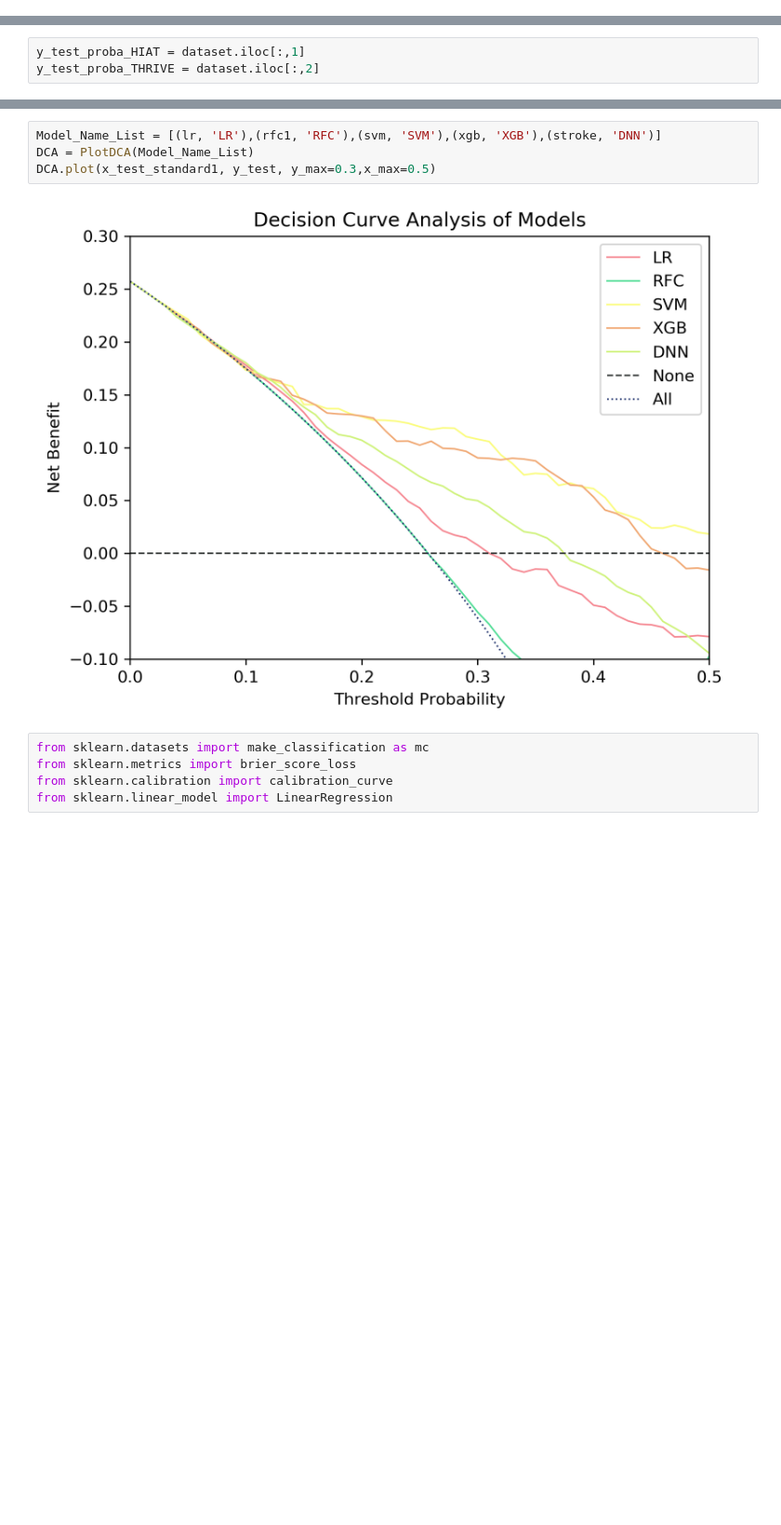
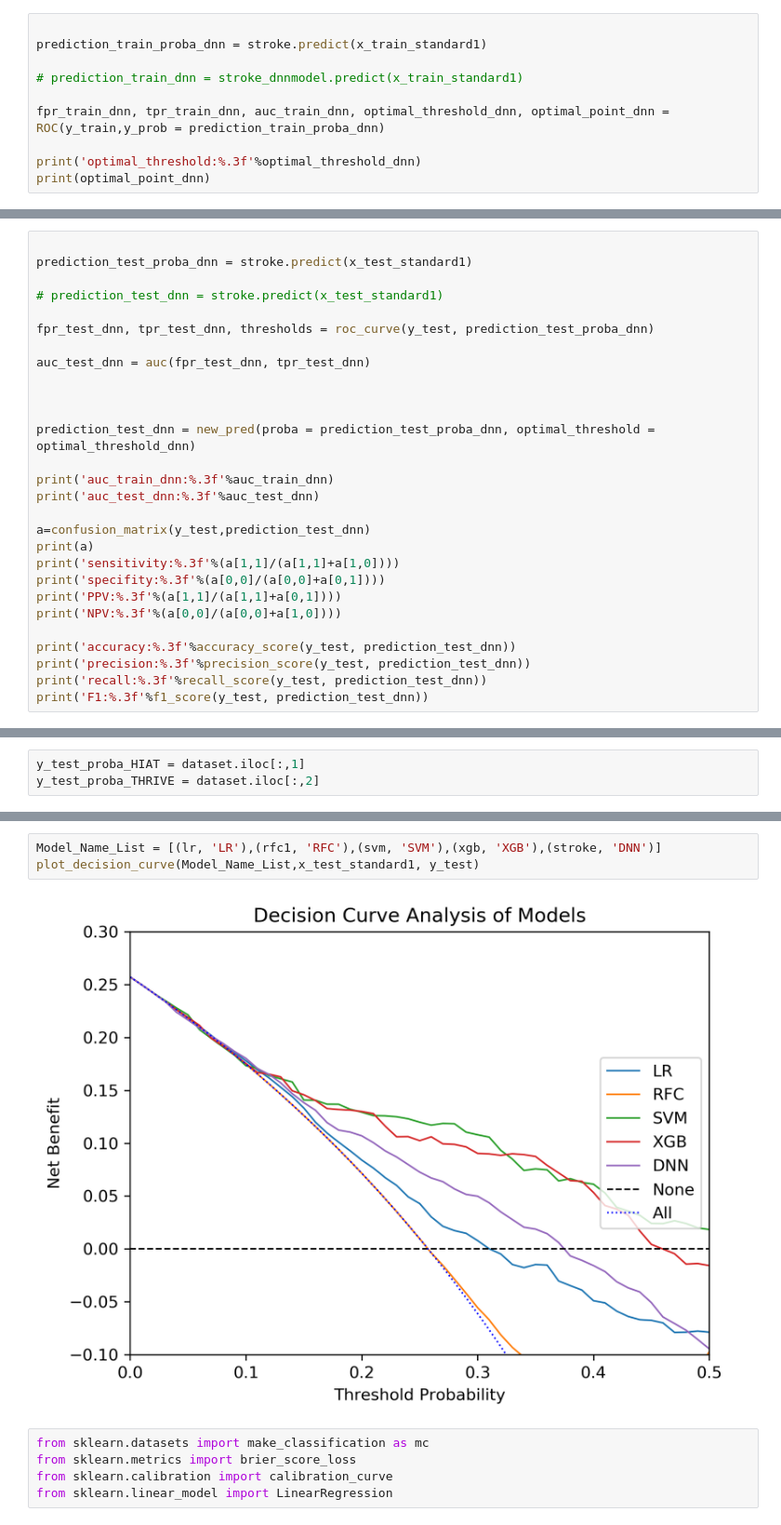
Before and after one commit to tongtaide/DAMS, a Jupyter notebook: DAMS-ROC, DCA and Calibration curve.ipynb, the cells around one changed output, grey strips where cells are left out. Shown: that part at 93% size. Cells and saved outputs as stored; diff of their text form; blank space fills up the shorter version.

```diff
--- a/DAMS-ROC, DCA and Calibration curve.ipynb
+++ b/DAMS-ROC, DCA and Calibration curve.ipynb
@@ -386,0 +421,10 @@ ROC.plot()
+# %%
+
+prediction_train_proba_dnn = stroke.predict(x_train_standard1)
+
+# prediction_train_dnn = stroke_dnnmodel.predict(x_train_standard1)
+
+fpr_train_dnn, tpr_train_dnn, auc_train_dnn, optimal_threshold_dnn, optimal_point_dnn = ROC(y_train,y_prob = prediction_train_proba_dnn)
+
+print('optimal_threshold:%.3f'%optimal_threshold_dnn)
+print(optimal_point_dnn)
@@ -386,0 +434,28 @@ ROC.plot()
+# %%
+
+prediction_test_proba_dnn = stroke.predict(x_test_standard1)
+
+# prediction_test_dnn = stroke.predict(x_test_standard1)
+
+fpr_test_dnn, tpr_test_dnn, thresholds = roc_curve(y_test, prediction_test_proba_dnn)
+
+auc_test_dnn = auc(fpr_test_dnn, tpr_test_dnn)
+
+
+
+prediction_test_dnn = new_pred(proba = prediction_test_proba_dnn, optimal_threshold = optimal_threshold_dnn)
+
+print('auc_train_dnn:%.3f'%auc_train_dnn)
+print('auc_test_dnn:%.3f'%auc_test_dnn)
+
+a=confusion_matrix(y_test,prediction_test_dnn)
+print(a)
+print('sensitivity:%.3f'%(a[1,1]/(a[1,1]+a[1,0])))
+print('specifity:%.3f'%(a[0,0]/(a[0,0]+a[0,1])))
+print('PPV:%.3f'%(a[1,1]/(a[1,1]+a[0,1])))
+print('NPV:%.3f'%(a[0,0]/(a[0,0]+a[1,0])))
+
+print('accuracy:%.3f'%accuracy_score(y_test, prediction_test_dnn))
+print('precision:%.3f'%precision_score(y_test, prediction_test_dnn))
+print('recall:%.3f'%recall_score(y_test, prediction_test_dnn))
+print('F1:%.3f'%f1_score(y_test, prediction_test_dnn))
@@ -444,9 +606,8 @@ ROC1.plot()
 # %%
 Model_Name_List = [(lr, 'LR'),(rfc1, 'RFC'),(svm, 'SVM'),(xgb, 'XGB'),(stroke, 'DNN')]
-DCA = PlotDCA(Model_Name_List)
-DCA.plot(x_test_standard1, y_test, y_max=0.3,x_max=0.5)
+plot_decision_curve(Model_Name_List,x_test_standard1, y_test)
 # %% [output]
-[figure, old version]
+[figure, new version]
 # %%
 from sklearn.datasets import make_classification as mc
 from sklearn.metrics import brier_score_loss
```
Also changed, not shown: parts of 49 cells of this notebook, 2 other files.
